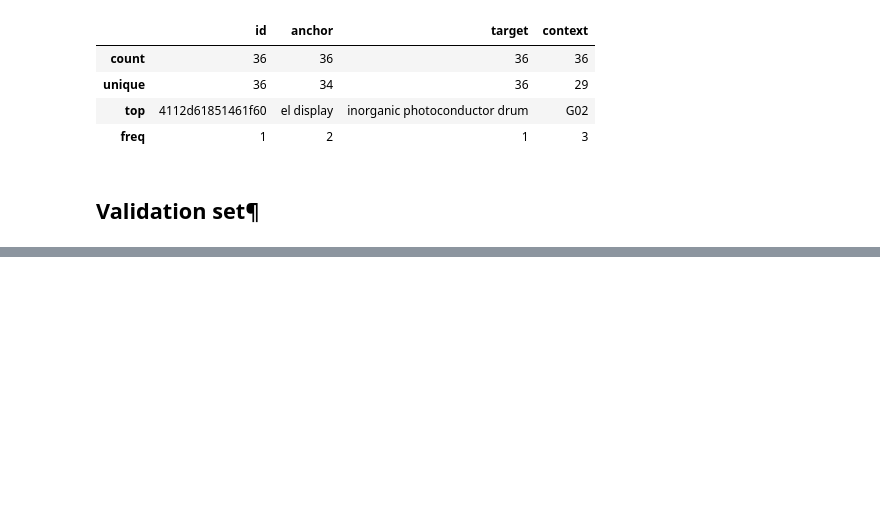
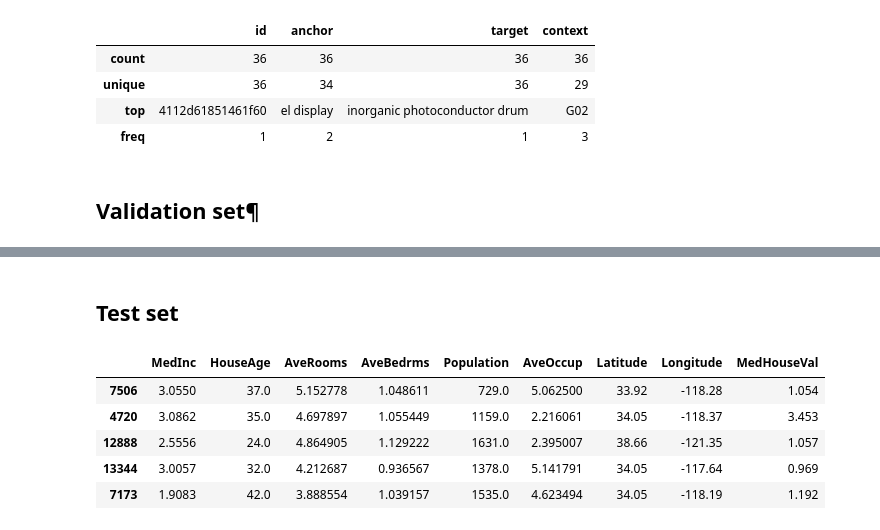
Before and after one commit to oharlem/fastai-lesson4-nlp, a Jupyter notebook: experiments.ipynb, the cells around one changed output, grey strips where cells are left out. Saved outputs shown, nothing was run; the diff lists cells and outputs as text; code cells hidden in the pictures; blank space fills up the shorter version.

```diff
--- a/experiments.ipynb
+++ b/experiments.ipynb
@@ -204,0 +228,2 @@ eval_df.describe()
+# %% [markdown]
+## Test set
@@ -204,0 +233,12 @@ eval_df.describe()
+# %%
+from sklearn.datasets import fetch_california_housing
+housing = fetch_california_housing(as_frame=True)
+housing = housing['data'].join(housing['target']).sample(1000, random_state=52)
+housing.head()
+# %% [output]
+|  | MedInc | HouseAge | AveRooms | AveBedrms | Population | AveOccup | Latitude | Longitude | MedHouseVal |
+| 7506 | 3.0550 | 37.0 | 5.152778 | 1.048611 | 729.0 | 5.062500 | 33.92 | -118.28 | 1.054 |
+| 4720 | 3.0862 | 35.0 | 4.697897 | 1.055449 | 1159.0 | 2.216061 | 34.05 | -118.37 | 3.453 |
+| 12888 | 2.5556 | 24.0 | 4.864905 | 1.129222 | 1631.0 | 2.395007 | 38.66 | -121.35 | 1.057 |
+| 13344 | 3.0057 | 32.0 | 4.212687 | 0.936567 | 1378.0 | 5.141791 | 34.05 | -117.64 | 0.969 |
+| 7173 | 1.9083 | 42.0 | 3.888554 | 1.039157 | 1535.0 | 4.623494 | 34.05 | -118.19 | 1.192 |
```
Also changed, not shown: parts of 27 cells of this notebook, 2 other files.
